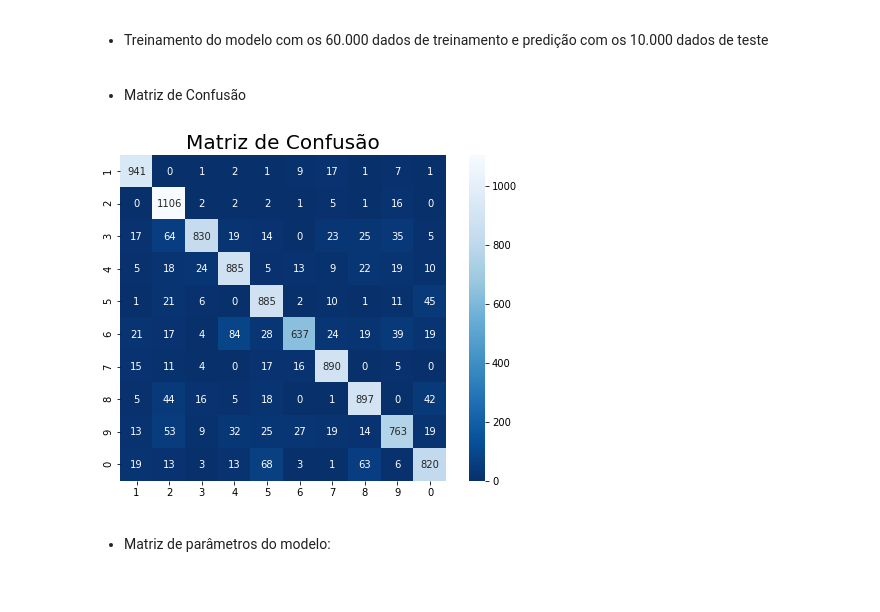
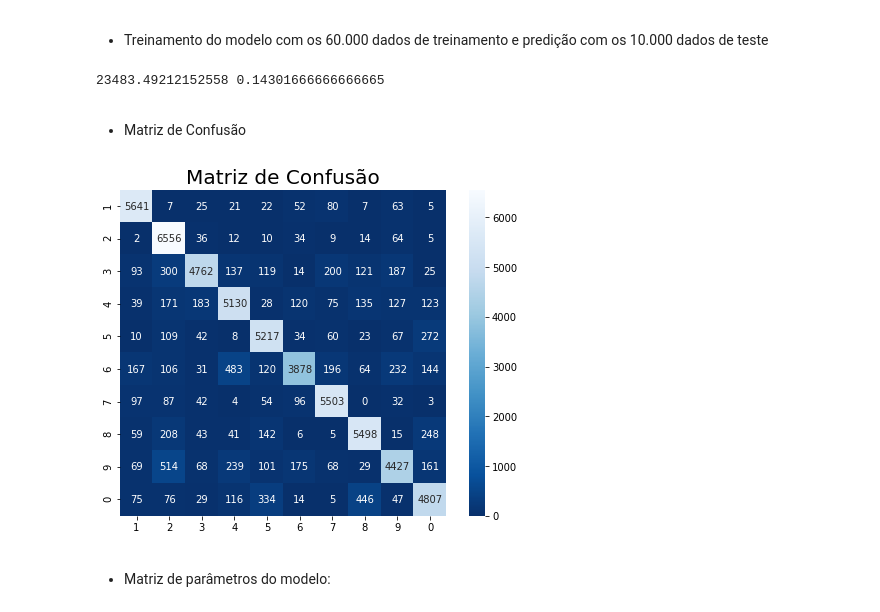
Before and after one commit to guilherme-rosa/IA353_RedesNeurais, a Jupyter notebook: EFC1/EFC1 - Parte 1 .ipynb, the cells around one changed output. Cells and saved outputs as stored; diff of their text form; code cells hidden in the pictures.

```diff
--- a/EFC1/EFC1 - Parte 1 .ipynb
+++ b/EFC1/EFC1 - Parte 1 .ipynb
@@ -620,20 +620,25 @@ print(best_coefs.shape)
 - **Etapa de teste**
 # %%
 # instancia da classe LinearClassifier utilizado nas etapas de obtenção do modelo final e teste:
-best_classifier = LinearClassifier(X, Y, Xtest, Ytest)
+best_classifier = LinearClassifier(X, Y, X, Y)
 # %% [markdown]
 <a id="D1"> </a>
 - Treinamento do modelo com os 60.000 dados de treinamento e predição com os 10.000 dados de teste
 # %%
-coef = best_coefs_CE[-1]
+#coef = best_coefs_CE[-1]
+coef = 965.8832
 
 best_classifier.fit(coef) #treinamento
 best_classifier.predict()
 
-desempenho = Metrics(Ytest, best_classifier.Yest, best_classifier.Yest_onehot)
+desempenho = Metrics(Y, best_classifier.Yest, best_classifier.Yest_onehot)
 
 ms_error = desempenho.meansquared_error()
 ce_error = desempenho.classification_error()
+
+print(ms_error, ce_error)
+# %% [output]
+23483.49212152558 0.14301666666666665
 # %%
 metricas = np.array([coef, ms_error, ce_error])
 
@@ -642,20 +647,20 @@ metricas = np.array([coef, ms_error, ce_error])
 <a id="D2"> </a>
 - Matriz de Confusão
 # %%
-Ytest_categorical = np.array(tuple(map(onehot_to_categorical, Ytest)))
+Ytest_categorical = np.array(tuple(map(onehot_to_categorical, Y)))
 Yest_categorical = np.array(tuple(map(onehot_to_categorical, best_classifier.Yest_onehot)))
 
 index = [i for i in "1234567890"]
 
 plt.figure(figsize=(8, 6))
 plt.title('Matriz de Confusão', fontsize=20)
 plt.xlabel('Classes Verdadeiras')
 plt.ylabel('Classes Estimadas')
 sns.heatmap(confusion_matrix(Ytest_categorical, Yest_categorical), annot=True, annot_kws={'size': 10}, square=True, fmt='d', xticklabels=index, yticklabels=index, cmap='Blues_r');
 
 #plt.savefig('matriz_de_confusao.png')
 # %% [output]
-[figure, old version]
+[figure, new version]
 # %% [markdown]
 <a id="D3"> </a>
 - Matriz de parâmetros do modelo:
```
Also changed, not shown: parts of 1 cell of this notebook, 5 other files.
